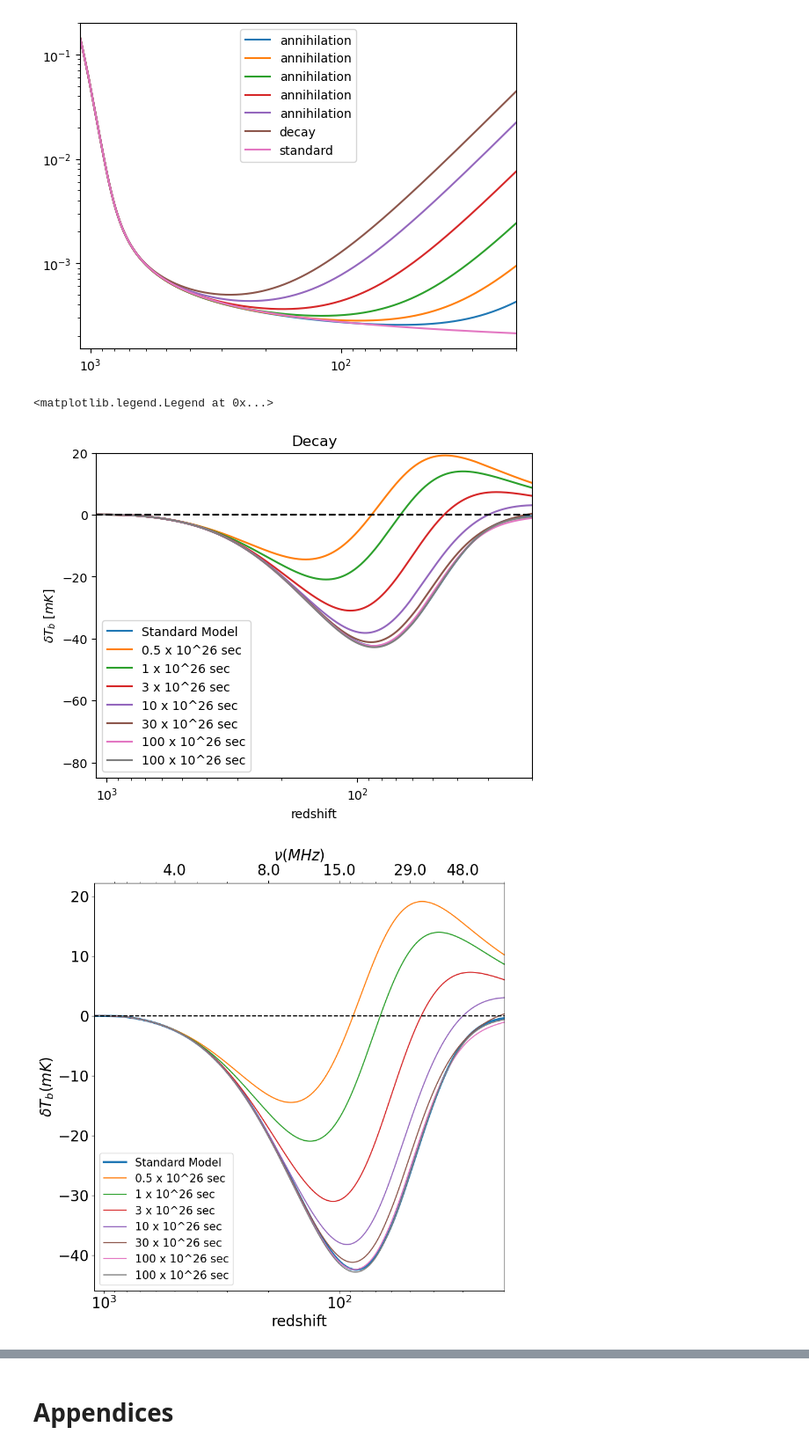
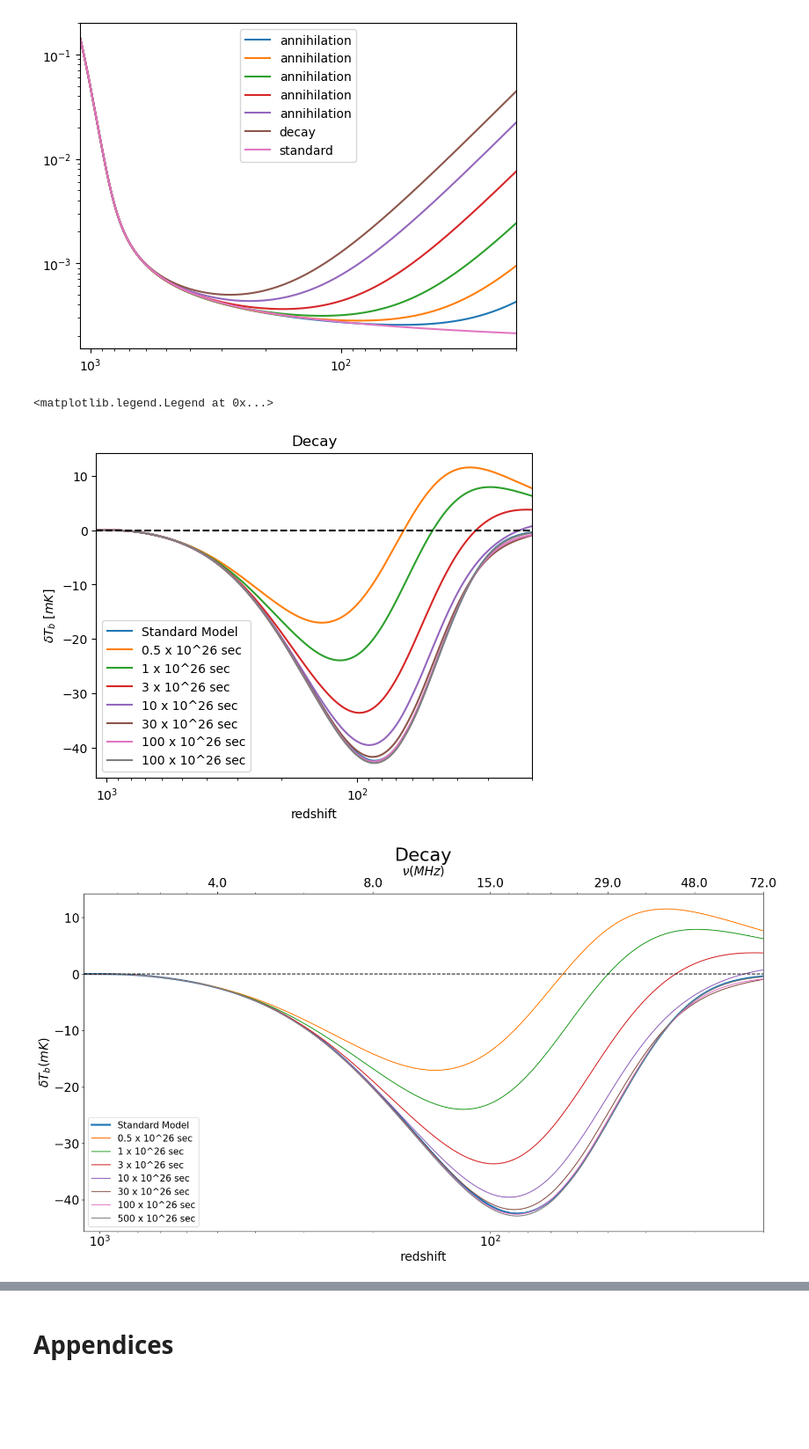
Before and after one commit to daba9359/LuCEE-Night_Simulation, a Jupyter notebook: LuCEE-Night_Simulation.ipynb, the cells around one changed output, grey strips where cells are left out. Shown at 88% size. Drawn from its saved outputs; the diff is of its cells as text; code cells hidden in the pictures; blank space fills up the shorter version.

```diff
--- a/LuCEE-Night_Simulation.ipynb
+++ b/LuCEE-Night_Simulation.ipynb
@@ -778,7 +792,7 @@ def Tk_DMD (z_array,time_scale,C,omC0=omC0,h=h):
 
     adiabatic = lambda zs,T,ze:(1/(H(zs)*(1+zs)))*(2*H(zs)*T)*(ze-zs)
     compton = lambda zs,T,ze: (1/(H(zs)*(1+zs)))*((x_e(zs))/(1+f_He+x_e(zs)))*((T_gamma(zs)-T)/(t_c(zs)))*(ze-zs)
-    dmd = lambda zs,f_dmd_tau,g_h,ze: (2/3)*(1/(H(zs)*kb))*(1.69e-8*f_dmd_tau*g_h*(omC0*h**2/0.12)*(1+1100/zs)**2)*(ze-zs)*500
+    dmd = lambda zs,f_dmd_tau,g_h,ze: (2/3)*(1/(H(zs)*kb))*(1.69e-8*f_dmd_tau*g_h*(omC0*h**2/0.12)*(1+1100/zs)**2)*(ze-zs)*200
     ##   ##
 
     ze = z_array[-1]
@@ -849,49 +862,57 @@ plt.xlabel("redshift")
 plt.ylabel(f"$\delta T_b$ $[mK]$")
 plt.axhline(ls="--",c="black")
 plt.xlim(1100,20)
-plt.ylim(-85,20)
+# plt.ylim(-85,20)
 plt.legend()
 # plt.savefig("Self Annihilation")
 # %% [output]
 <matplotlib.legend.Legend at 0x...>
-[figure, old version]
+[figure, new version]
 # %%
+z = lambda f: 1420.4/f-1
+nu = lambda z: (1420.4/z)+1
+z_array_labels = np.array([500,200,100,50,30,20])
+nu_array = nu(z_array_labels)
+def rs2nu(x):
+    return (1420.4/x)+1
+
 fig, ax = plt.subplots()
 fig.set_figheight(10)
-fig.set_figwidth(10)
+fig.set_figwidth(20)
 ax.plot(z_array,dTb(z_array,camb_xe_interp,My_Tk[1]),label="Standard Model",lw=3)
 plt.plot(z_array,dTb(z_array,camb_xe_interp,My_Tk_DMD[1]),label="0.5 x 10^26 sec")
 plt.plot(z_array,dTb(z_array,camb_xe_interp,My_Tk_DMD2[1]),label="1 x 10^26 sec")
 plt.plot(z_array,dTb(z_array,camb_xe_interp,My_Tk_DMD3[1]),label="3 x 10^26 sec")
 plt.plot(z_array,dTb(z_array,camb_xe_interp,My_Tk_DMD4[1]),label="10 x 10^26 sec")
 plt.plot(z_array,dTb(z_array,camb_xe_interp,My_Tk_DMD5[1]),label="30 x 10^26 sec")
 plt.plot(z_array,dTb(z_array,camb_xe_interp,My_Tk_DMD6[1]),label="100 x 10^26 sec")
-plt.plot(z_array,dTb(z_array,camb_xe_interp,My_Tk_DMD7[1]),label="100 x 10^26 sec")
+plt.plot(z_array,dTb(z_array,camb_xe_interp,My_Tk_DMD7[1]),label="500 x 10^26 sec")
 ax.set_xlim(1100,20)
 ax.set_xlabel(r"redshift",size=20)
 ax.set_ylabel(r"$\delta T_{b} (mK)$",size=20)
 plt.xscale("log")
 plt.xticks(size=20)
 plt.yticks(size=20)
 plt.axhline(0,ls="--", c="black")
 nu_array = rs2nu(z_array_labels)
 x=z_array_labels
 # functions for the top axis
 def rs2nu(x):
     return (1420.4/x)+1
 
 def nu2rs(x):
     return 1420.4/(x)-1
 
 secax=ax.secondary_xaxis("top")
 secax.set_ticks(z_array_labels)
 secax.set_xticklabels(nu_array.round(),fontsize=20)
 secax.set_xlabel(r"$\nu (MHz)$",size=20)
 # ax.set_title("Dark Age Trough",size=20)
 ax.legend(fontsize=15)
+plt.title("Decay",fontsize=30)
 plt.savefig("Decay")
 # %% [output]
-[figure, old version]
+[figure, new version]
 # %% [markdown]
 ### Excessive Radio Background Model
 
```
Also changed, not shown: parts of 31 cells of this notebook, 4 other files.
